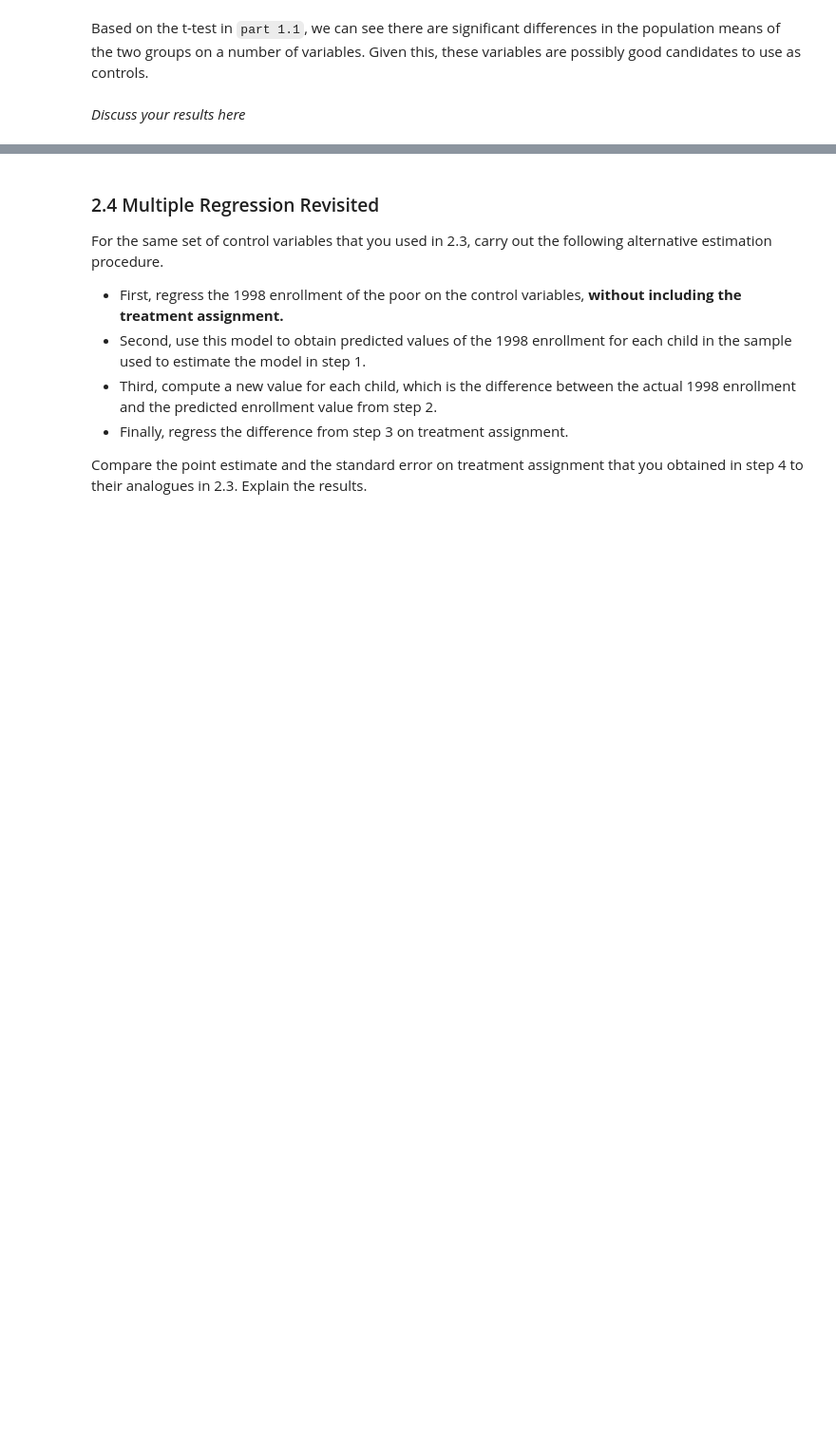
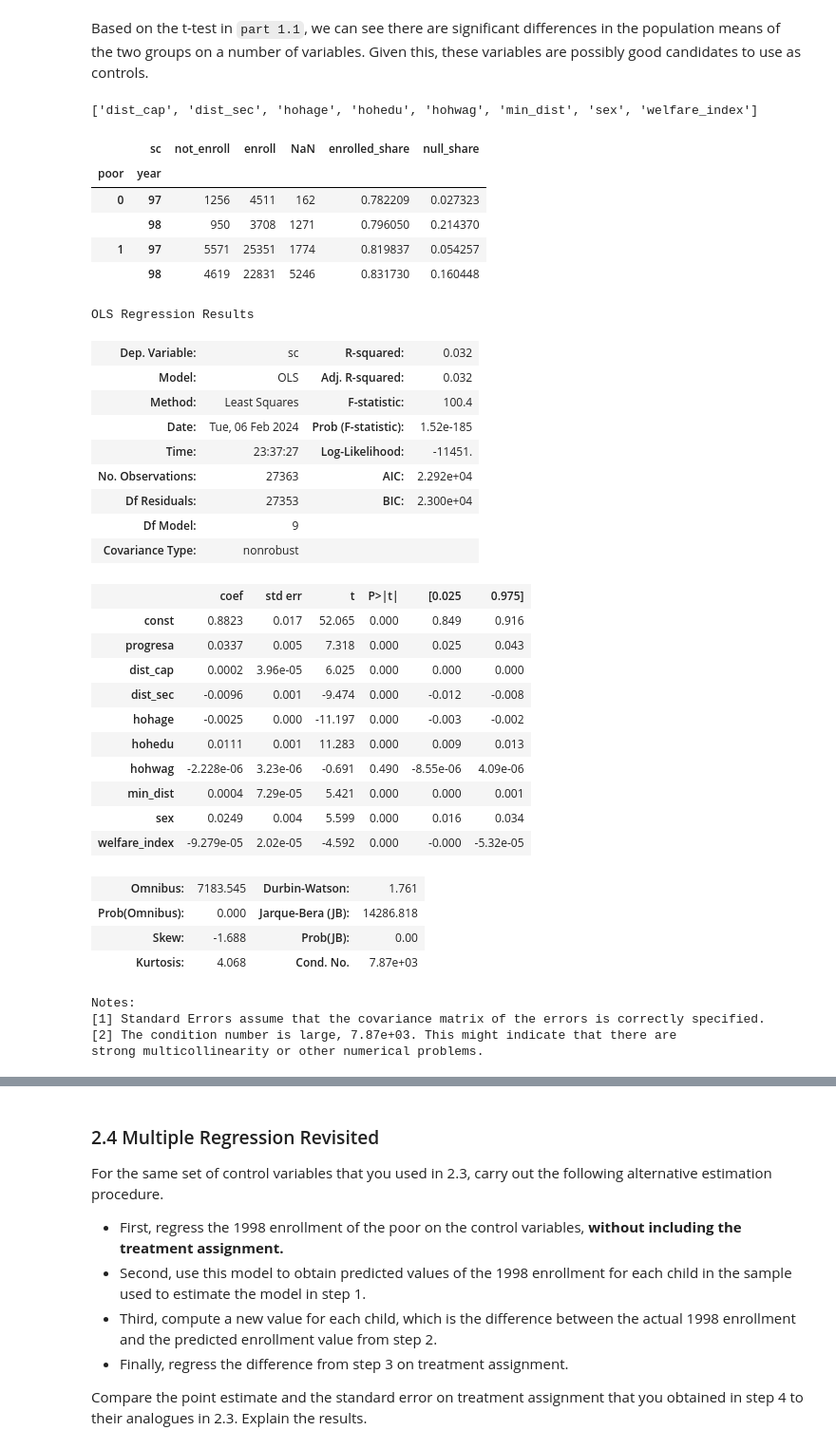
Before and after one commit to jatkins23/info251-aml-s24, a Jupyter notebook: psets/PS2/ATKINS_JON-PS2.ipynb, the cells around one changed output, grey strips where cells are left out. Shown: that part at 95% size. Drawn from its saved outputs; the diff is of its cells as text; code cells hidden in the pictures; blank space fills up the shorter version.

```diff
--- a/psets/PS2/ATKINS_JON-PS2.ipynb
+++ b/psets/PS2/ATKINS_JON-PS2.ipynb
@@ -826,5 +829,81 @@ Estimate the above regression, but this time include a set of control variables.
 * Interpet the coefficient associated with the `dist_sec` variable. Is this evidence that the household's distance from a secondary school has a *causal* impact on educational attainment?
 # %% [markdown]
 Based on the t-test in `part 1.1`, we can see there are significant differences in the population means of the two groups on a number of variables. Given this, these variables are possibly good candidates to use as controls.
-# %% [markdown]
-*Discuss your results here*
+# %%
+alpha = .05
+controls_list = df97_t_summary_df[df97_t_summary_df['p_val'] < .05].index.tolist()
+print(controls_list)
+
+# Define Vars
+iv = 'progresa'
+dv = 'sc'
+
+# Deal with Nulls
+df_poor98[df_poor98[dv].isnull()]
+
+## Need to check correct null rates first:
+(
+    df[['poor', 'year', 'sc']]
+    .value_counts(dropna=False)
+    .unstack()
+    .rename(columns={0: 'not_enroll', 1: 'enroll'})
+    .assign(
+        enrolled_share = lambda dat: dat['enroll']/(dat['enroll'] + dat['not_enroll']),
+        null_share = lambda dat: dat[np.nan]/(dat['enroll'] + dat['not_enroll'] + dat[np.nan])
+    )
+    .pipe(display)
+)
+# For poor, 98, we should have 22831 enrollees, 4619 unenrolled, and 5246 nulls
+
+# Ok, remove those with null in the dv and define data
+dat_ = df_poor98.loc[df_poor98[dv].dropna().index]
+dat_[[dv, iv] + controls_list].isna().any() # looks like only `hohag`, `sex` and `welfare_index` have nulls
+dat_[[dv, iv] + controls_list].isna().sum() # and its only like 73 max, let's just drop them all
+
+# Define data
+Y = dat_[[dv, iv] + controls_list].dropna()[dv]
+X = dat_[[dv, iv] + controls_list].dropna()[[iv] + controls_list]
+X = sm.add_constant(X)
+
+# Build Model
+import statsmodels.api as sm
+model = sm.OLS(Y, X).fit()
+
+display(model.summary())
+# %% [output]
+['dist_cap', 'dist_sec', 'hohage', 'hohedu', 'hohwag', 'min_dist', 'sex', 'welfare_index']
+|  | sc | not_enroll | enroll | NaN | enrolled_share | null_share |
+| poor | year |  |  |  |  |  |
+| 0 | 97 | 1256 | 4511 | 162 | 0.782209 | 0.027323 |
+|  | 98 | 950 | 3708 | 1271 | 0.796050 | 0.214370 |
+| 1 | 97 | 5571 | 25351 | 1774 | 0.819837 | 0.054257 |
+|  | 98 | 4619 | 22831 | 5246 | 0.831730 | 0.160448 |
+OLS Regression Results
+| Dep. Variable: | sc | R-squared: | 0.032 |
+| Model: | OLS | Adj. R-squared: | 0.032 |
+| Method: | Least Squares | F-statistic: | 100.4 |
+| Date: | Tue, 06 Feb 2024 | Prob (F-statistic): | 1.52e-185 |
+| Time: | 23:37:27 | Log-Likelihood: | -11451. |
+| No. Observations: | 27363 | AIC: | 2.292e+04 |
+| Df Residuals: | 27353 | BIC: | 2.300e+04 |
+| Df Model: | 9 |  |  |
+| Covariance Type: | nonrobust |  |  |
+|  | coef | std err | t | P>|t| | [0.025 | 0.975] |
+| const | 0.8823 | 0.017 | 52.065 | 0.000 | 0.849 | 0.916 |
+| progresa | 0.0337 | 0.005 | 7.318 | 0.000 | 0.025 | 0.043 |
+| dist_cap | 0.0002 | 3.96e-05 | 6.025 | 0.000 | 0.000 | 0.000 |
+| dist_sec | -0.0096 | 0.001 | -9.474 | 0.000 | -0.012 | -0.008 |
+| hohage | -0.0025 | 0.000 | -11.197 | 0.000 | -0.003 | -0.002 |
+| hohedu | 0.0111 | 0.001 | 11.283 | 0.000 | 0.009 | 0.013 |
+| hohwag | -2.228e-06 | 3.23e-06 | -0.691 | 0.490 | -8.55e-06 | 4.09e-06 |
+| min_dist | 0.0004 | 7.29e-05 | 5.421 | 0.000 | 0.000 | 0.001 |
+| sex | 0.0249 | 0.004 | 5.599 | 0.000 | 0.016 | 0.034 |
+| welfare_index | -9.279e-05 | 2.02e-05 | -4.592 | 0.000 | -0.000 | -5.32e-05 |
+| Omnibus: | 7183.545 | Durbin-Watson: | 1.761 |
+| Prob(Omnibus): | 0.000 | Jarque-Bera (JB): | 14286.818 |
+| Skew: | -1.688 | Prob(JB): | 0.00 |
+| Kurtosis: | 4.068 | Cond. No. | 7.87e+03 |
+Notes:
+[1] Standard Errors assume that the covariance matrix of the errors is correctly specified.
+[2] The condition number is large, 7.87e+03. This might indicate that there are
+strong multicollinearity or other numerical problems.
```
Also changed, not shown: parts of 23 cells of this notebook.
